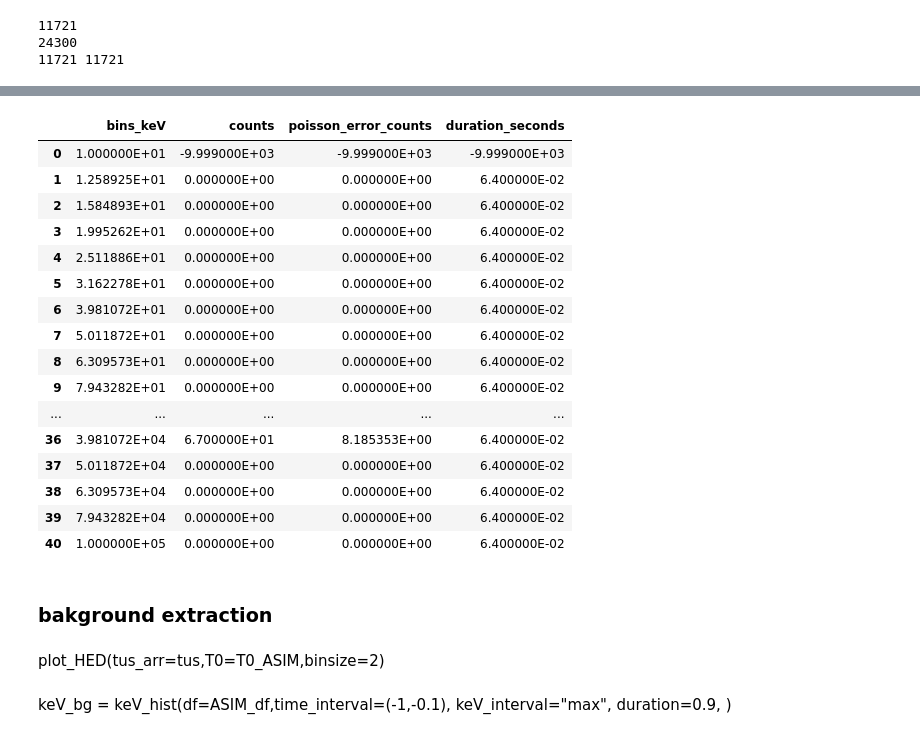
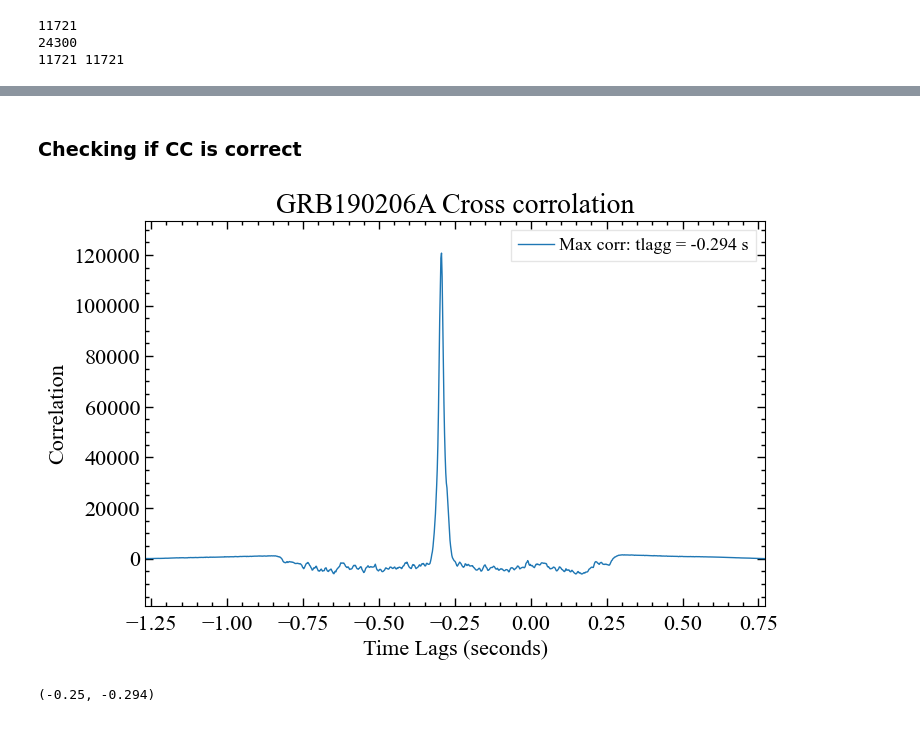
Before and after one commit to AndreasRamsli/GRB, a Jupyter notebook: xspec/ASIM/GRB190206ExtractASIM.ipynb, the cells around one changed output, grey strips where cells are left out. Saved outputs shown, nothing was run; the diff lists cells and outputs as text; code cells hidden in the pictures.

```diff
--- a/xspec/ASIM/GRB190206ExtractASIM.ipynb
+++ b/xspec/ASIM/GRB190206ExtractASIM.ipynb
@@ -144,24 +153,0 @@ np.savetxt(r'/Home/siv30/wad005/master/GRB/xspec/GRB190206_spectral_analysis/ASI
-# %%
-keV_df
-# %% [output]
-|  | bins_keV | counts | poisson_error_counts | duration_seconds |
-| 0 | 1.000000E+01 | -9.999000E+03 | -9.999000E+03 | -9.999000E+03 |
-| 1 | 1.258925E+01 | 0.000000E+00 | 0.000000E+00 | 6.400000E-02 |
-| 2 | 1.584893E+01 | 0.000000E+00 | 0.000000E+00 | 6.400000E-02 |
-| 3 | 1.995262E+01 | 0.000000E+00 | 0.000000E+00 | 6.400000E-02 |
-| 4 | 2.511886E+01 | 0.000000E+00 | 0.000000E+00 | 6.400000E-02 |
-| 5 | 3.162278E+01 | 0.000000E+00 | 0.000000E+00 | 6.400000E-02 |
-| 6 | 3.981072E+01 | 0.000000E+00 | 0.000000E+00 | 6.400000E-02 |
-| 7 | 5.011872E+01 | 0.000000E+00 | 0.000000E+00 | 6.400000E-02 |
-| 8 | 6.309573E+01 | 0.000000E+00 | 0.000000E+00 | 6.400000E-02 |
-| 9 | 7.943282E+01 | 0.000000E+00 | 0.000000E+00 | 6.400000E-02 |
-| ... | ... | ... | ... | ... |
-| 36 | 3.981072E+04 | 6.700000E+01 | 8.185353E+00 | 6.400000E-02 |
-| 37 | 5.011872E+04 | 0.000000E+00 | 0.000000E+00 | 6.400000E-02 |
-| 38 | 6.309573E+04 | 0.000000E+00 | 0.000000E+00 | 6.400000E-02 |
-| 39 | 7.943282E+04 | 0.000000E+00 | 0.000000E+00 | 6.400000E-02 |
-| 40 | 1.000000E+05 | 0.000000E+00 | 0.000000E+00 | 6.400000E-02 |
-# %% [markdown]
-### bakground extraction
-# %% [markdown]
-plot_HED(tus_arr=tus,T0=T0_ASIM,binsize=2)
@@ -170,5 +153,0 @@ plot_HED(tus_arr=tus,T0=T0_ASIM,binsize=2)
-# %% [markdown]
-keV_bg = keV_hist(df=ASIM_df,time_interval=(-1,-0.1),
-                 keV_interval="max",
-                 duration=0.9,
-                 )
@@ -176,0 +154,16 @@ keV_bg = keV_hist(df=ASIM_df,time_interval=(-1,-0.1),
+# %% [markdown]
+### Checking if CC is correct
+# %%
+plt.plot(CC.time_lags+laggApprox,CC.corr,label="Max corr: tlagg = -0.294 s")
+plt.title("GRB190206A Cross corrolation")
+plt.xlabel('Time Lags (seconds)')
+plt.ylabel('Correlation')
+plt.legend()
+plt.savefig("/Home/siv30/wad005/master/GRB/pyplots/CrossCorrolation/GRB190206A/CC.png")
+plt.show()
+# %% [output]
+[figure, added]
+# %%
+laggApprox,tlagg
+# %% [output]
+(-0.25, -0.294)
```
Also changed, not shown: parts of 20 cells of this notebook, 35 other files.
